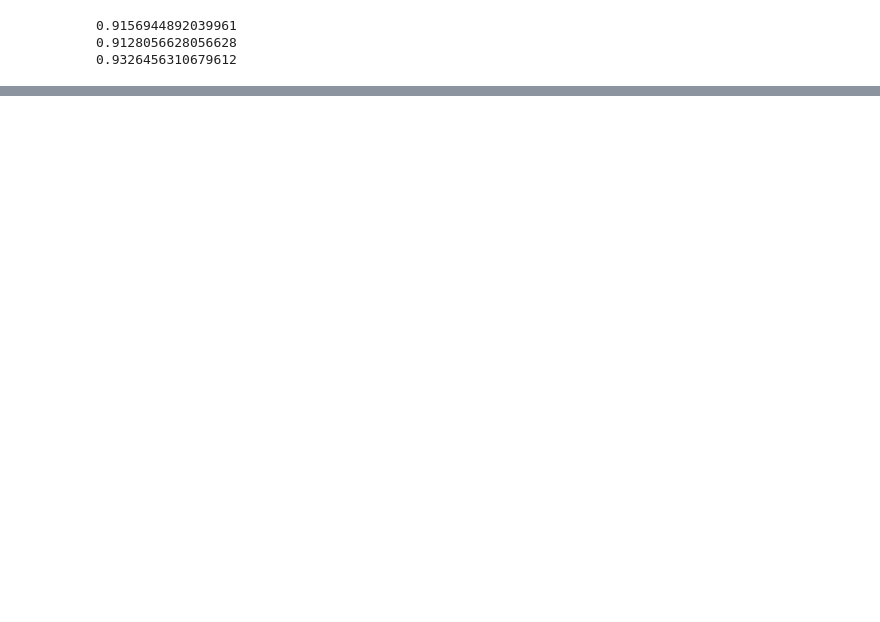
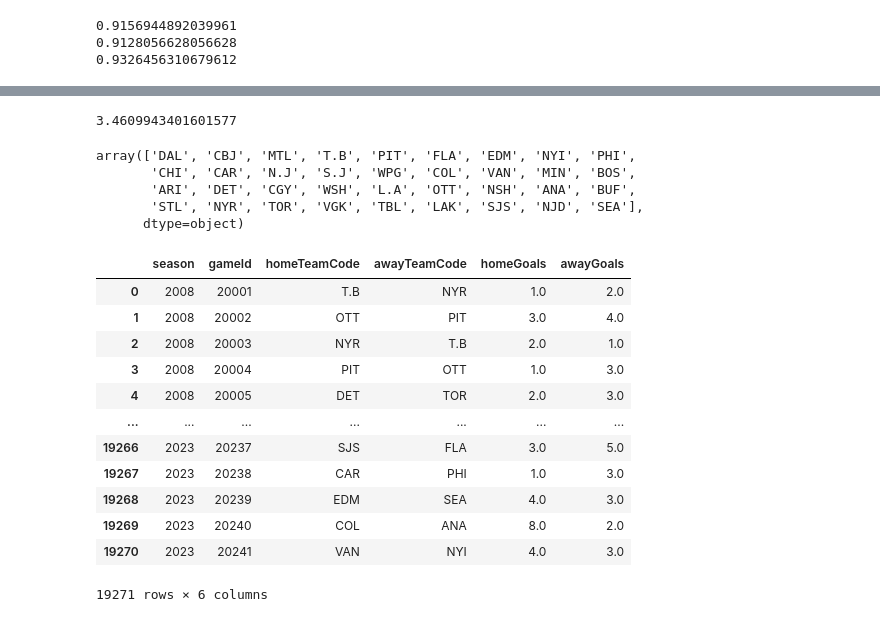
Before and after one commit to traskcon/NHL-Predictions, a Jupyter notebook: NHL-EDGE-Predictions.ipynb, the cells around one changed output, grey strips where cells are left out. Saved outputs shown, nothing was run; the diff lists cells and outputs as text; code cells hidden in the pictures; blank space fills up the shorter version.

```diff
--- a/NHL-EDGE-Predictions.ipynb
+++ b/NHL-EDGE-Predictions.ipynb
@@ -438,0 +480,58 @@ print(calculate_save_pct(goalie_data, "Linus Ullmark",season=2022))
+# %%
+def shot_selection(team_data,team,shot_type):
+    shot_data = team_data[team_data["teamCode"] == team]
+    games = shot_data.groupby(["game_id"])["time"].count()
+    shot_data = shot_data.groupby(["shotType"])["time"].count()
+    return shot_data[shot_type]/len(games)
+
+def projected_goals(shot_data,team,goalie):
+    shot_types = ["SNAP","WRIST","SLAP","BACK","WRAP","TIP","DEFL"]
+    goals = 0
+    for shot_type in shot_types:
+        shoot_pct = calculate_shooting_pct(shot_data,team,shot_type)
+        save_pct = calculate_save_pct(shot_data,goalie,shot_type)
+        shots_per_game = shot_selection(shot_data,team,shot_type)
+        goals += ((shoot_pct + (1-save_pct))/2) * shots_per_game
+    return goals
+
+print(projected_goals(team_data,"OTT","James Reimer"))
+# %% [output]
+3.4609943401601577
+# %%
+pd.unique(team_data["teamCode"])
+# %% [output]
+array(['DAL', 'CBJ', 'MTL', 'T.B', 'PIT', 'FLA', 'EDM', 'NYI', 'PHI',
+       'CHI', 'CAR', 'N.J', 'S.J', 'WPG', 'COL', 'VAN', 'MIN', 'BOS',
+       'ARI', 'DET', 'CGY', 'WSH', 'L.A', 'OTT', 'NSH', 'ANA', 'BUF',
+       'STL', 'NYR', 'TOR', 'VGK', 'TBL', 'LAK', 'SJS', 'NJD', 'SEA'],
+      dtype=object)
+# %%
+hist_games = pd.read_csv("all_teams.csv",usecols=["team","season","gameId","opposingTeam","home_or_away","situation",
+                                                  "goalsFor","goalsAgainst"])
+hist_games = hist_games[hist_games["situation"] == "all"]
+hist_games["gameId"] = hist_games["gameId"] % 100000
+hist_games.sort_values(["season","gameId"],inplace=True)
+hist_games = hist_games.reset_index(drop=True)
+hist_games = hist_games.iloc[::2, :] #Remove duplicate games
+hist_games = hist_games.reset_index(drop=True)
+#Convert from all_teams format to Home/Away format
+hist_games["homeTeamCode"] = np.where(hist_games["home_or_away"] == "HOME", hist_games["team"], hist_games["opposingTeam"])
+hist_games["awayTeamCode"] = np.where(hist_games["home_or_away"] == "AWAY", hist_games["team"], hist_games["opposingTeam"])
+hist_games["homeGoals"] = np.where(hist_games["home_or_away"] == "HOME", hist_games["goalsFor"], hist_games["goalsAgainst"])
+hist_games["awayGoals"] = np.where(hist_games["home_or_away"] == "AWAY", hist_games["goalsFor"], hist_games["goalsAgainst"])
+hist_games.drop(columns=["situation","team","opposingTeam","home_or_away","goalsFor","goalsAgainst"], inplace=True)
+hist_games
+# %% [output]
+|  | season | gameId | homeTeamCode | awayTeamCode | homeGoals | awayGoals |
+| 0 | 2008 | 20001 | T.B | NYR | 1.0 | 2.0 |
+| 1 | 2008 | 20002 | OTT | PIT | 3.0 | 4.0 |
+| 2 | 2008 | 20003 | NYR | T.B | 2.0 | 1.0 |
+| 3 | 2008 | 20004 | PIT | OTT | 1.0 | 3.0 |
+| 4 | 2008 | 20005 | DET | TOR | 2.0 | 3.0 |
+| ... | ... | ... | ... | ... | ... | ... |
+| 19266 | 2023 | 20237 | SJS | FLA | 3.0 | 5.0 |
+| 19267 | 2023 | 20238 | CAR | PHI | 1.0 | 3.0 |
+| 19268 | 2023 | 20239 | EDM | SEA | 4.0 | 3.0 |
+| 19269 | 2023 | 20240 | COL | ANA | 8.0 | 2.0 |
+| 19270 | 2023 | 20241 | VAN | NYI | 4.0 | 3.0 |
+19271 rows × 6 columns
```
Also changed, not shown: parts of 12 cells of this notebook.
